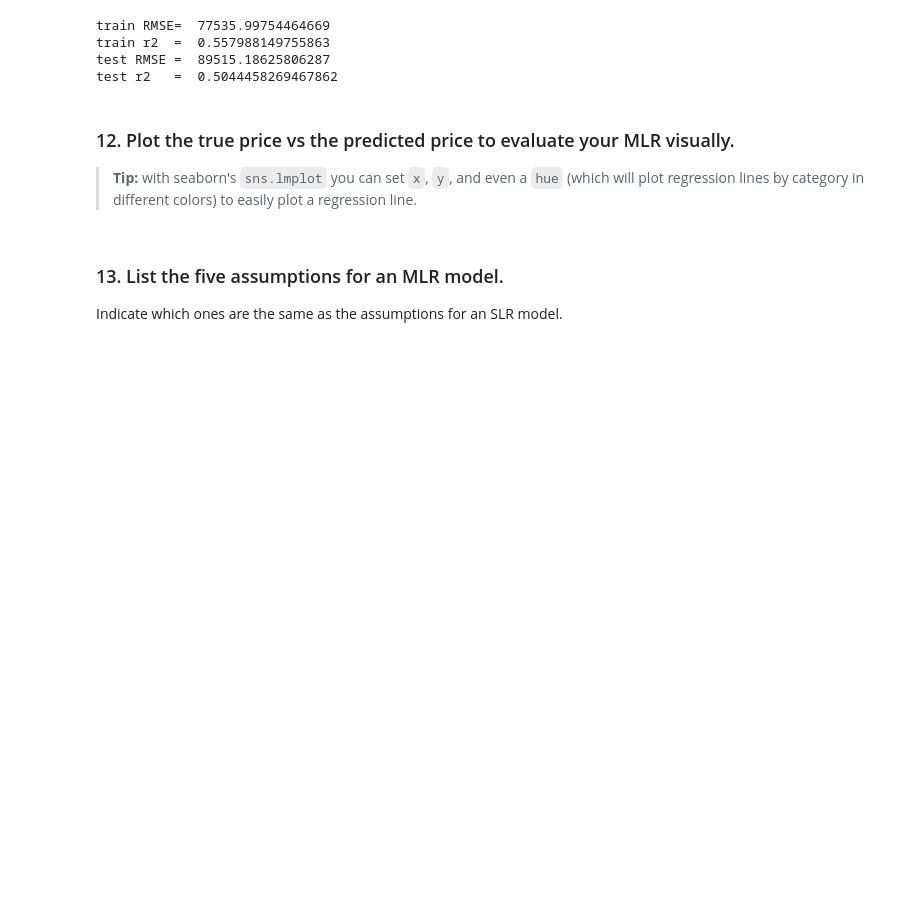
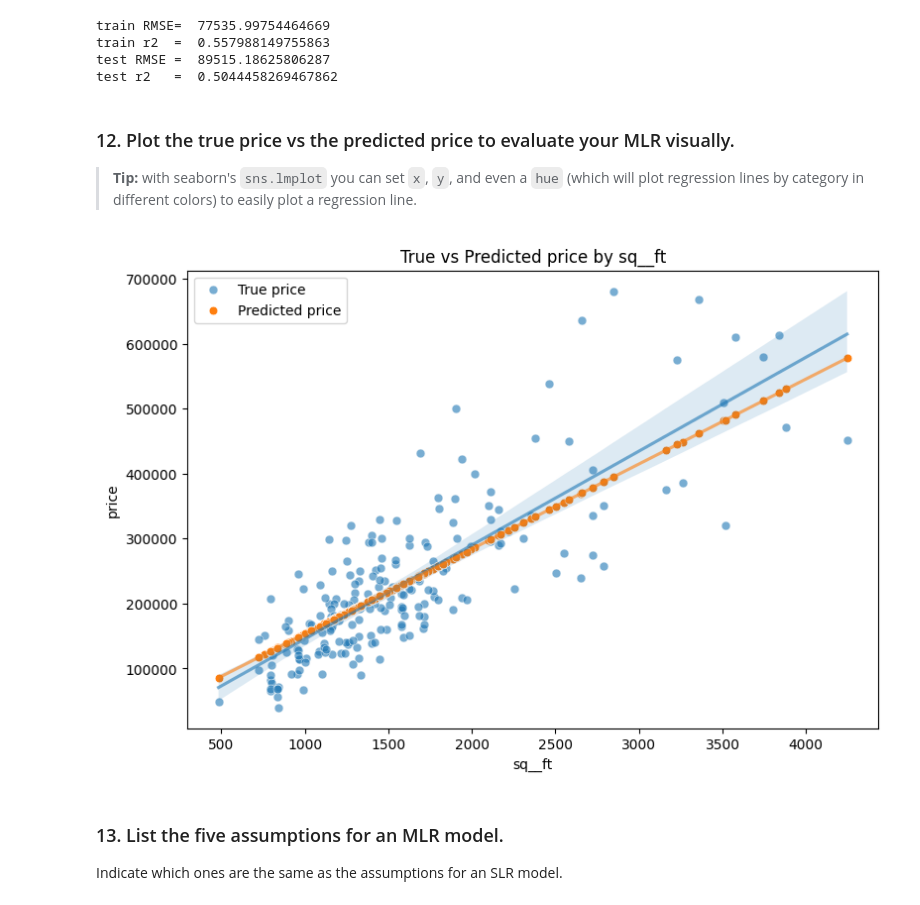
Before and after one commit to Abdullab8/regression-lab, a Jupyter notebook: lab-linear-regression.ipynb, the cells around one changed output. Saved outputs shown, nothing was run; the diff lists cells and outputs as text; code cells hidden in the pictures; blank space fills up the shorter version.

```diff
--- a/lab-linear-regression.ipynb
+++ b/lab-linear-regression.ipynb
@@ -372,6 +373,31 @@ test r2   =  0.5044458269467862
 ### 12. Plot the true price vs the predicted price to evaluate your MLR visually.
 
 > **Tip:** with seaborn's `sns.lmplot` you can set `x`, `y`, and even a `hue` (which will plot regression lines by category in different colors) to easily plot a regression line.
+# %%
+df = X_test.copy()
+df["y_test"] = y_test
+df["y_pred"] = y_pred
+
+import matplotlib.pyplot as plt
+
+plt.figure(figsize=(9,6))
+# scatter actual and predicted
+sns.scatterplot(x="sq__ft", y="y_test", data=df, label="True price", s=40, alpha=0.6)
+sns.scatterplot(x="sq__ft", y="y_pred", data=df, label="Predicted price", s=40, alpha=1)
+
+# regression lines (no scatter)
+sns.regplot(x="sq__ft", y="y_test", data=df, scatter=False,
+            line_kws={'color':'C0','label':'True fit','alpha':0.6})
+sns.regplot(x="sq__ft", y="y_pred", data=df, scatter=False,
+            line_kws={'color':'C1','label':'Pred fit','alpha':0.6})
+
+plt.xlabel("sq__ft")
+plt.ylabel("price")
+plt.title("True vs Predicted price by sq__ft")
+plt.legend()
+plt.show()
+# %% [output]
+[figure, added]
 # %% [markdown]
 ### 13. List the five assumptions for an MLR model.
 
```
Also changed, not shown: parts of 4 cells of this notebook.
